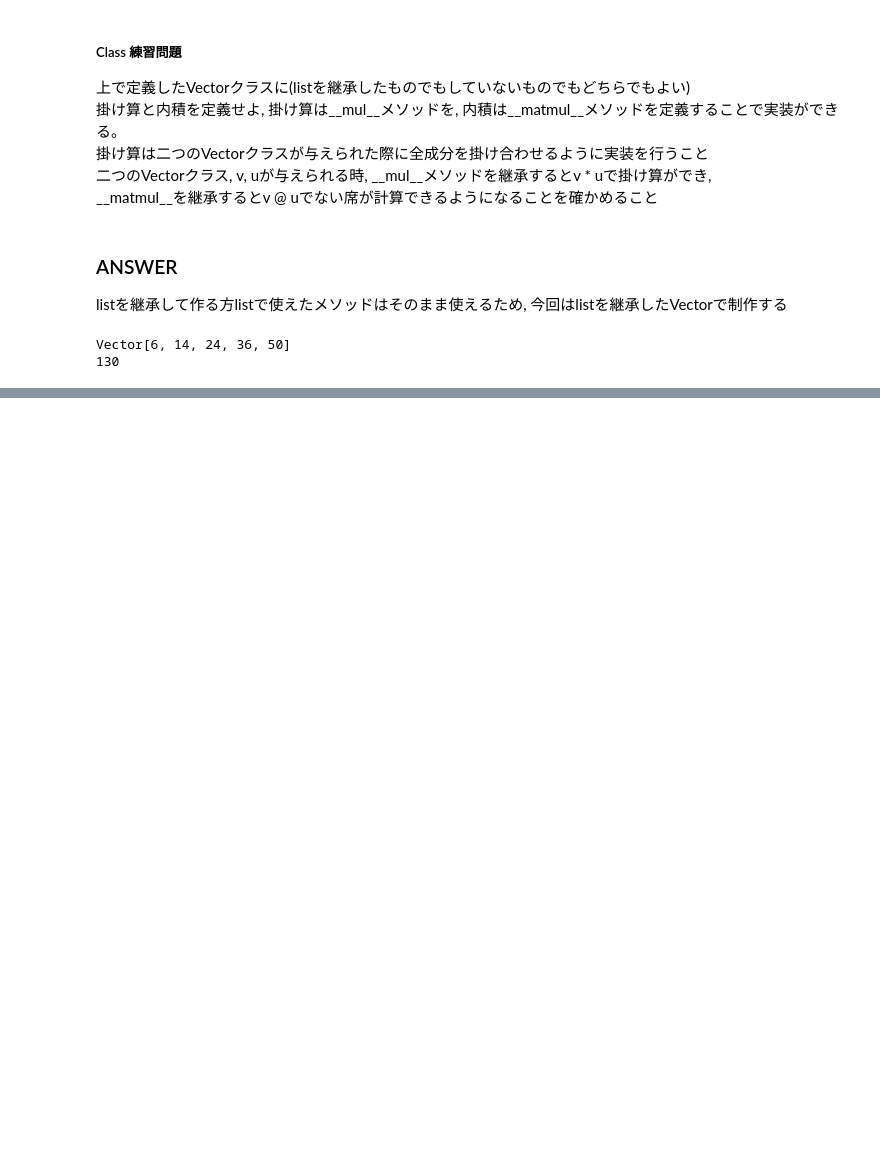
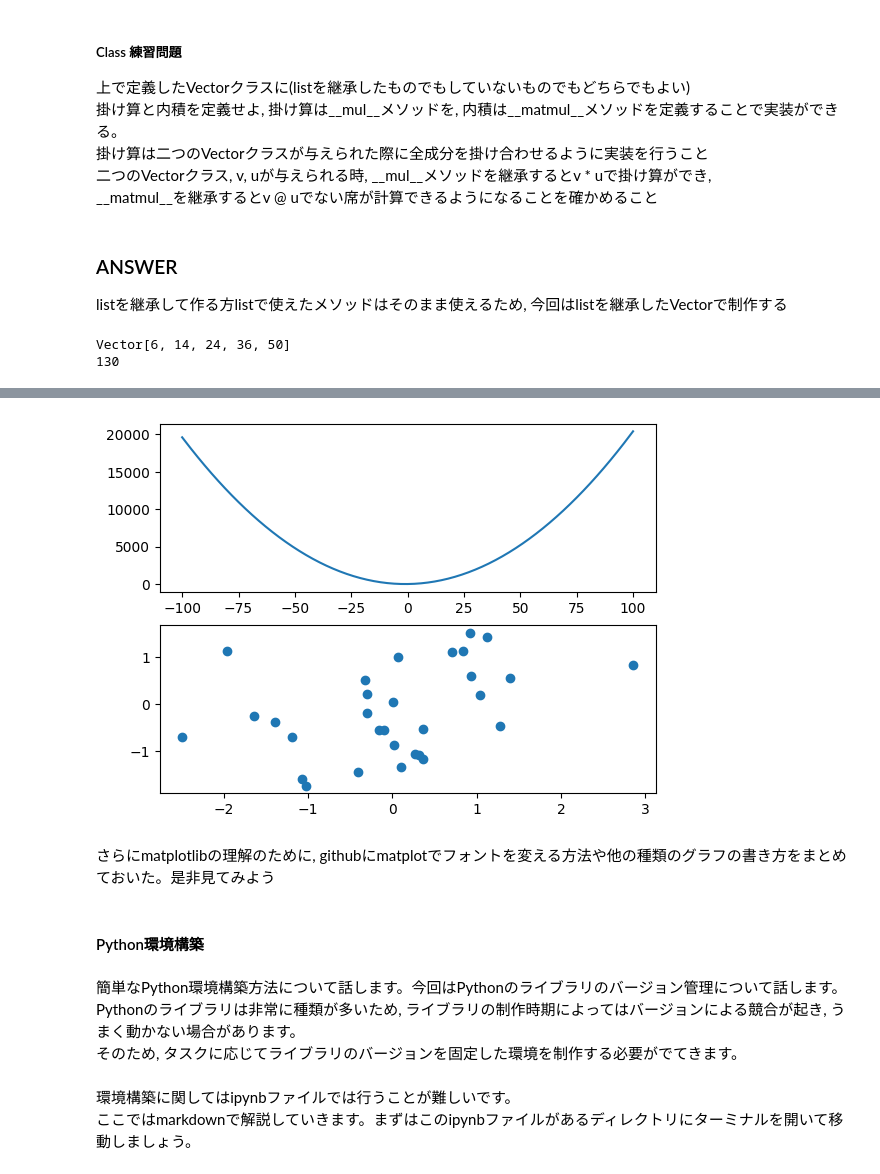
Before and after one commit to SuperHotDogCat/PYTHONWORKSHOP, a Jupyter notebook: python_workshop.ipynb, the cells around one changed output, grey strips where cells are left out. Saved outputs shown, nothing was run; the diff lists cells and outputs as text; code cells hidden in the pictures; blank space fills up the shorter version.

```diff
--- a/python_workshop.ipynb
+++ b/python_workshop.ipynb
@@ -1145,0 +1521,23 @@ Vector[6, 14, 24, 36, 50]
+# %%
+x = np.linspace(-100,100,201) # -100 <= x <= 100
+y = 2 * x ** 2 + 4 * x + 5 # 2x^2+4x+5
+ax = plt.subplot(2, 1, 1)
+ax.plot(x, y)
+x = np.random.randn(30)
+y = np.random.randn(30)
+ax = plt.subplot(2, 1, 2)
+ax.scatter(x, y)
+plt.show()
+# %% [output]
+[figure, added]
+# %% [markdown]
+さらにmatplotlibの理解のために, githubにmatplotでフォントを変える方法や他の種類のグラフの書き方をまとめておいた。是非見てみよう
+# %% [markdown]
+#### Python環境構築
+# %% [markdown]
+簡単なPython環境構築方法について話します。今回はPythonのライブラリのバージョン管理について話します。<br>
+Pythonのライブラリは非常に種類が多いため, ライブラリの制作時期によってはバージョンによる競合が起き, うまく動かない場合があります。<br>
+そのため, タスクに応じてライブラリのバージョンを固定した環境を制作する必要がでてきます。<br>
+# %% [markdown]
+環境構築に関してはipynbファイルでは行うことが難しいです。<br>
+ここではmarkdownで解説していきます。まずはこのipynbファイルがあるディレクトリにターミナルを開いて移動しましょう。<br>
```
Also changed, not shown: parts of 67 cells of this notebook.
